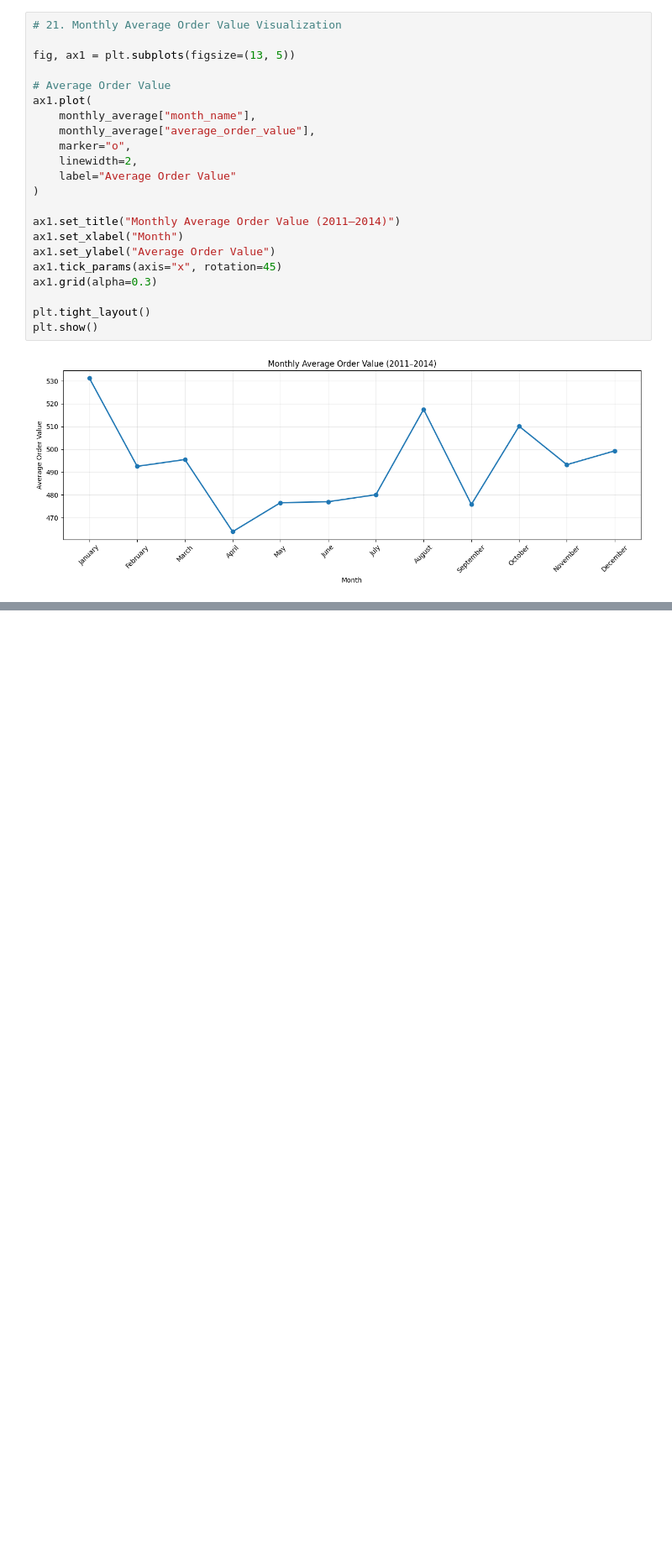
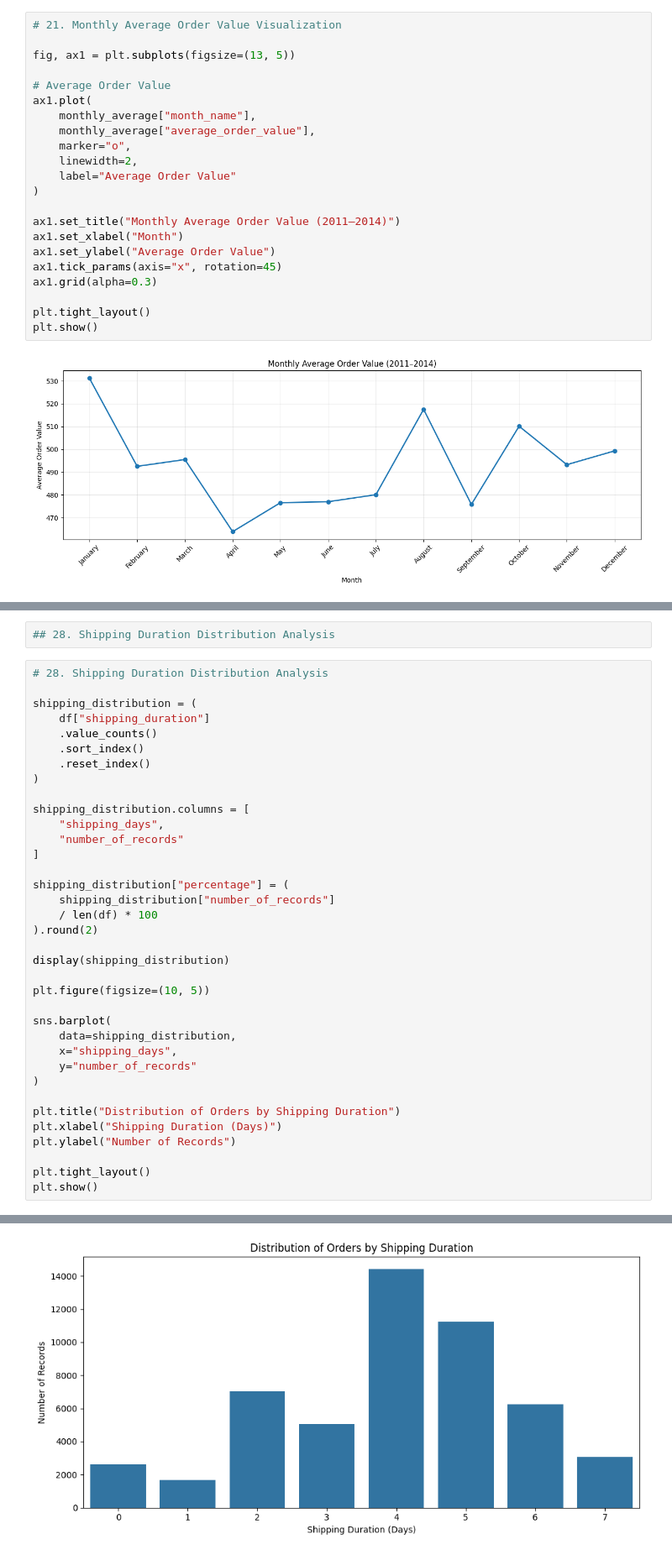
Before and after one commit to code-with-ansh/sales-business-analytics, a Jupyter notebook: notebooks/eda_time_based_analysis.ipynb, the cells around one changed output, grey strips where cells are left out. Shown at 84% size. Saved outputs shown, nothing was run; the diff lists cells and outputs as text; blank space fills up the shorter version.

```diff
--- a/notebooks/eda_time_based_analysis.ipynb
+++ b/notebooks/eda_time_based_analysis.ipynb
@@ -818,0 +1096,39 @@ plt.show()
+# %%
+## 28. Shipping Duration Distribution Analysis
+# %%
+# 28. Shipping Duration Distribution Analysis
+
+shipping_distribution = (
+    df["shipping_duration"]
+    .value_counts()
+    .sort_index()
+    .reset_index()
+)
+
+shipping_distribution.columns = [
+    "shipping_days",
+    "number_of_records"
+]
+
+shipping_distribution["percentage"] = (
+    shipping_distribution["number_of_records"]
+    / len(df) * 100
+).round(2)
+
+display(shipping_distribution)
+
+plt.figure(figsize=(10, 5))
+
+sns.barplot(
+    data=shipping_distribution,
+    x="shipping_days",
+    y="number_of_records"
+)
+
+plt.title("Distribution of Orders by Shipping Duration")
+plt.xlabel("Shipping Duration (Days)")
+plt.ylabel("Number of Records")
+
+plt.tight_layout()
+plt.show()
+# %% [output]
@@ -818,0 +1144 @@ plt.show()
+[figure, added]
```
Also changed, not shown: parts of 17 cells of this notebook.
